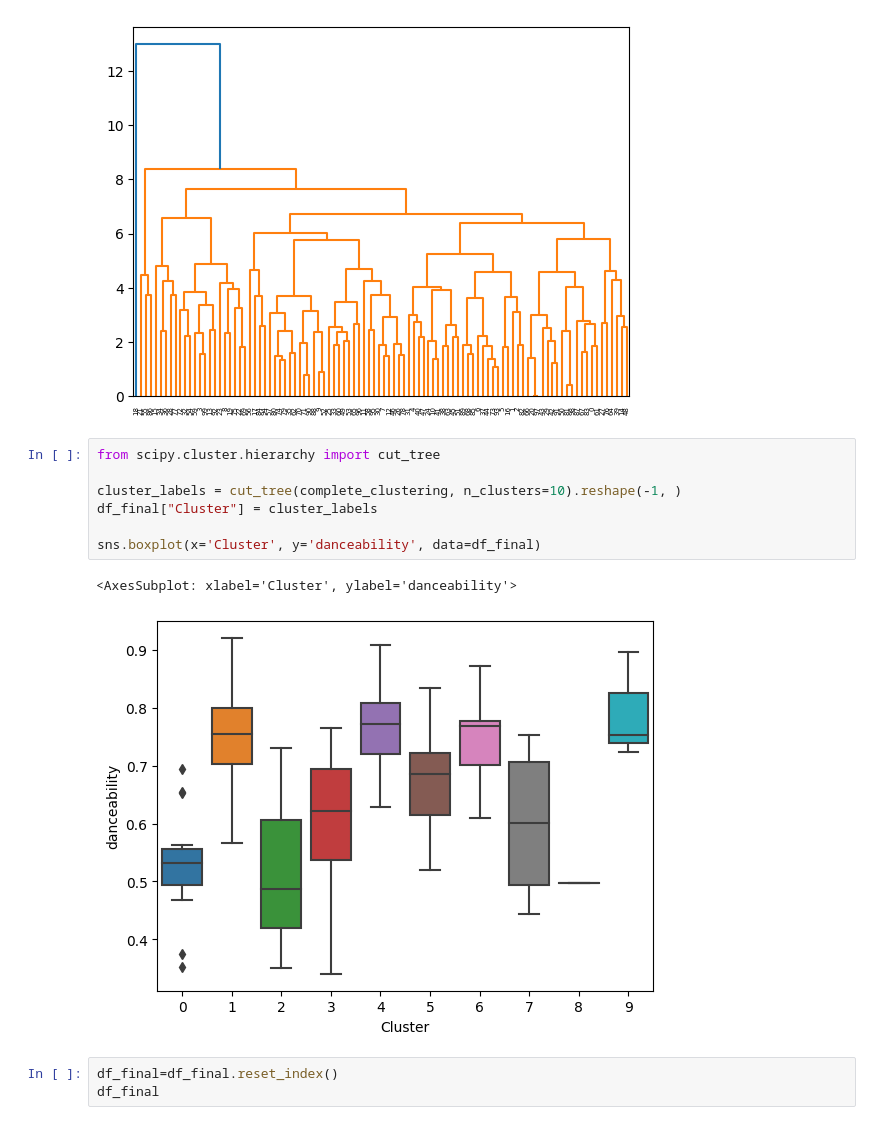
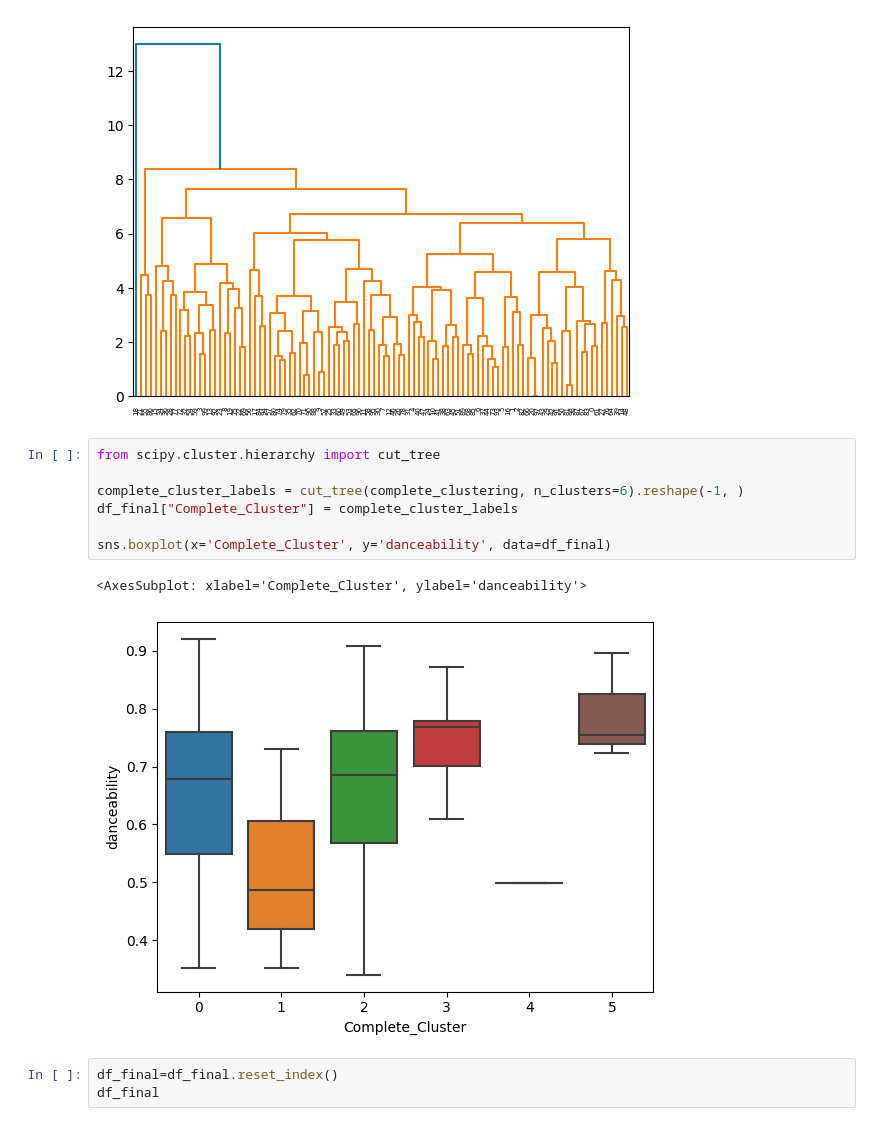
Before and after one commit to DamienSALEM/ML_songs_streams, a Jupyter notebook: Hierarchical_clustering.ipynb, the cells around one changed output. Saved outputs shown, nothing was run; the diff lists cells and outputs as text.

Commit message:
hier clustering v2

```diff
--- a/Hierarchical_clustering.ipynb
+++ b/Hierarchical_clustering.ipynb
@@ -66,13 +119,13 @@ plt.show()
 # %%
 from scipy.cluster.hierarchy import cut_tree
 
-cluster_labels = cut_tree(complete_clustering, n_clusters=10).reshape(-1, )
-df_final["Cluster"] = cluster_labels
+complete_cluster_labels = cut_tree(complete_clustering, n_clusters=6).reshape(-1, )
+df_final["Complete_Cluster"] = complete_cluster_labels
 
-sns.boxplot(x='Cluster', y='danceability', data=df_final)
+sns.boxplot(x='Complete_Cluster', y='danceability', data=df_final)
 # %% [output]
-<AxesSubplot: xlabel='Cluster', ylabel='danceability'>
+<AxesSubplot: xlabel='Complete_Cluster', ylabel='danceability'>
-[figure, old version]
+[figure, new version]
 # %%
 df_final=df_final.reset_index()
 df_final
```
Also changed, not shown: parts of 14 cells of this notebook.
